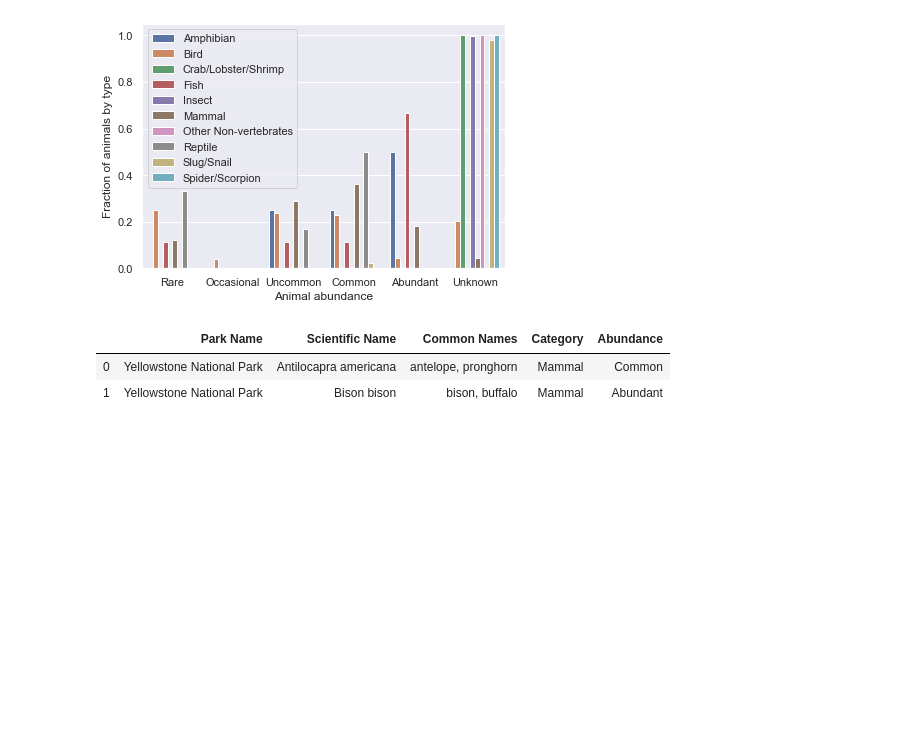
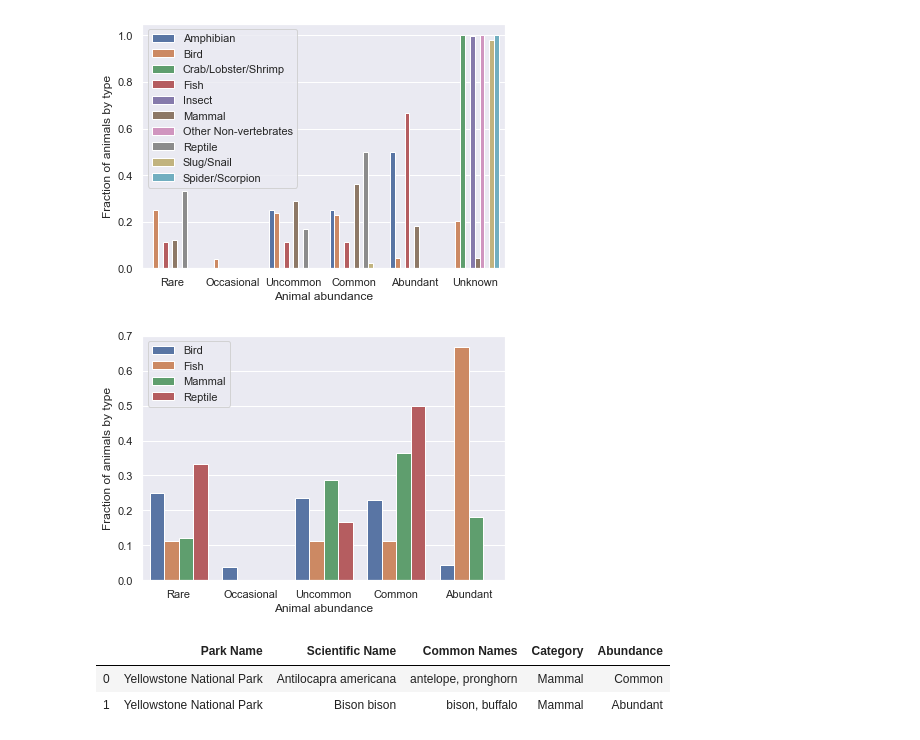
Before and after one commit to sdutta3/wildlifewatch, a Jupyter notebook: models/NPSpecies_EDA.ipynb, the cells around one changed output. Saved outputs shown, nothing was run; the diff lists cells and outputs as text; code cells hidden in the pictures; blank space fills up the shorter version.

```diff
--- a/models/NPSpecies_EDA.ipynb
+++ b/models/NPSpecies_EDA.ipynb
@@ -48,5 +48,25 @@ plt.savefig('npspecies_yellowstone_animals_dist.svg')
 # %% [output]
 [figure]
+# %%
+df_np = np_species.copy()
+df_np_fauna = df_np[df_np['Category'].str.contains('mammal|fish|bird|reptile', case=False)]
+df_np_fauna_ct = df_np_fauna.groupby(['Category','Abundance']).size().reset_index()
+df_np_fauna_cattotal = df_np_fauna.dropna(axis=0, subset=['Abundance']).groupby(['Category']).size().reset_index().rename(columns={0: 'Abundance_CatTotal'}, inplace=False)
+df_np_fauna_ct2 = df_np_fauna_ct.merge(df_np_fauna_cattotal, on='Category', how='left')
+df_np_fauna_ct2.rename(columns={0: 'Abundance_Num'}, inplace=True)
+df_np_fauna_ct2['Abundance_Frac'] = df_np_fauna_ct2['Abundance_Num']/df_np_fauna_ct2['Abundance_CatTotal']
+# df_np_fauna_ct2 = df_np_fauna_ct[df_np_fauna_ct['Abundance_Num'] < 100] # drop outlier
+df_np_fauna_ct2['Abundance'] = pd.Categorical(df_np_fauna_ct2['Abundance'], ['Rare','Occasional','Uncommon','Common','Abundant'])
+df_np_fauna_ct2.sort_values(by=['Abundance'])
+df_np_fauna_ct2.rename(columns={'Category': 'Animal type'}, inplace=True)
+df_np_fauna_ct2 = df_np_fauna_ct2[df_np_fauna_ct2['Abundance'] != 'Unknown']
+plt.figure(figsize=(6.5,4.5))
+ax = sns.barplot(x="Abundance", y="Abundance_Frac", hue="Animal type", data=df_np_fauna_ct2)
+ax.set(xlabel='Animal abundance', ylabel='Fraction of animals by type')
+plt.legend(loc='upper left')
+plt.savefig('npspecies_yellowstone_animals_dist.svg')
+# %% [output]
+[figure, added]
 # %%
 np_species[['Park Name','Scientific Name','Common Names','Category','Abundance']].iloc[0:2]
 # %% [output]
```
Also changed, not shown: parts of 1 cell of this notebook, 1 other file.
